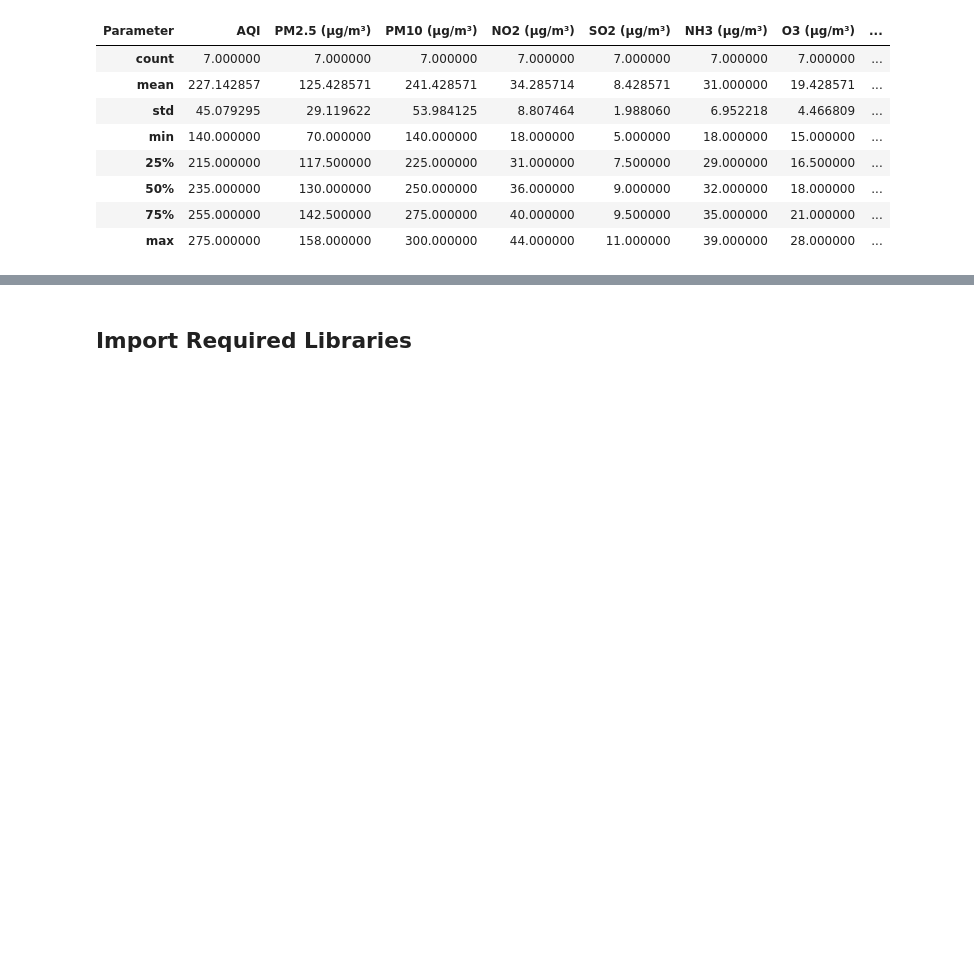
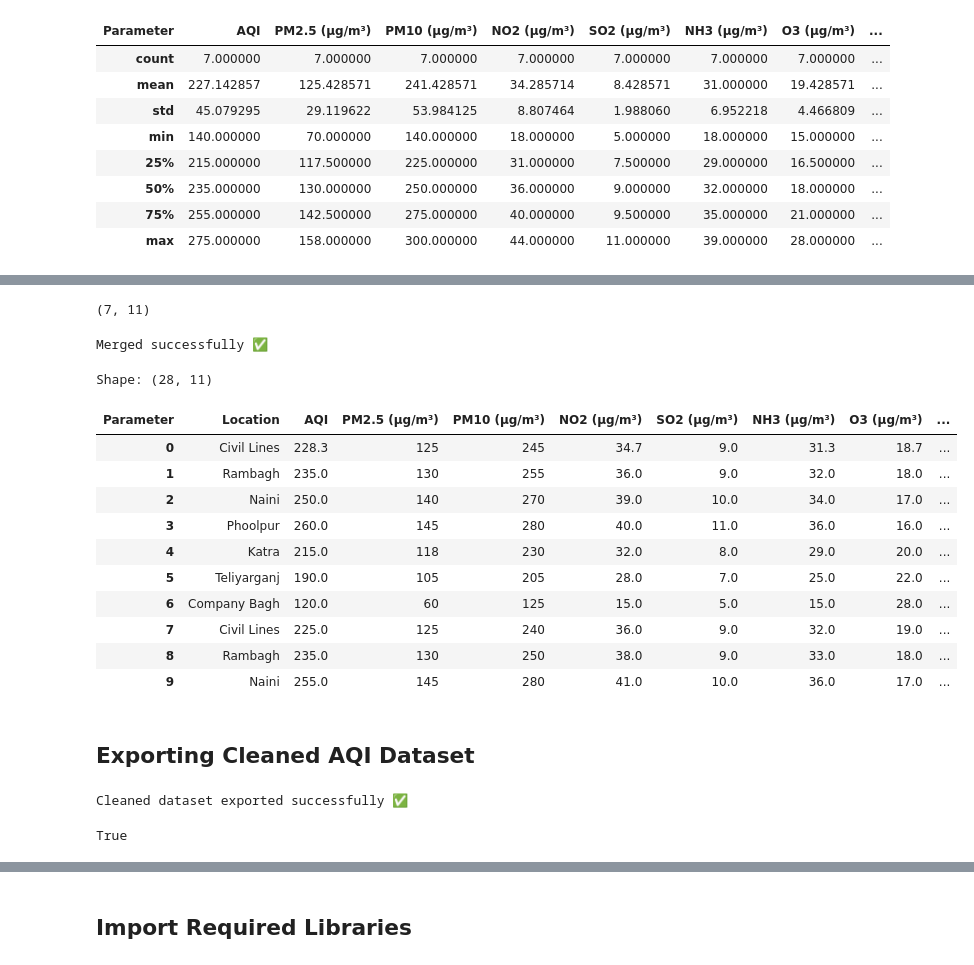
Before and after one commit to Anjalitiwari99/AQI_Prediction_System, a Jupyter notebook: notebooks/01_Data_Preprocessing.ipynb, the cells around one changed output, grey strips where cells are left out. Drawn from its saved outputs; the diff is of its cells as text; code cells hidden in the pictures; blank space fills up the shorter version.

Commit message:
Merged all AQI tables and exported cleaned dataset

```diff
--- a/notebooks/01_Data_Preprocessing.ipynb
+++ b/notebooks/01_Data_Preprocessing.ipynb
@@ -647,0 +678,23 @@ df4.describe()
+# %%
+df1 = df1.iloc[4:].reset_index(drop=True)
+
+df1.columns = [
+    "Parameter",
+    "Civil Lines",
+    "Rambagh",
+    "Naini",
+    "Phoolpur",
+    "Katra",
+    "Teliyarganj",
+    "Company Bagh"
+]
+# %%
+df1 = df1.set_index("Parameter").T.reset_index()
+
+df1.rename(columns={"index": "Location"}, inplace=True)
+# %%
+numeric_columns = df1.columns[1:]
+
+df1[numeric_columns] = df1[numeric_columns].apply(pd.to_numeric)
+
+df1.info()
@@ -647,0 +720,42 @@ df4.describe()
+# %%
+print(df1.shape)
+# %% [output]
+(7, 11)
+# %%
+final_df = pd.concat([df1, df2, df3, df4], ignore_index=True)
+
+print("Merged successfully ✅")
+# %% [output]
+Merged successfully ✅
+# %%
+print("Shape:", final_df.shape)
+# %% [output]
+Shape: (28, 11)
+# %%
+final_df.head(10)
+# %% [output]
+| Parameter | Location | AQI | PM2.5 (µg/m³) | PM10 (µg/m³) | NO2 (µg/m³) | SO2 (µg/m³) | NH3 (µg/m³) | O3 (µg/m³) | ... |
+| 0 | Civil Lines | 228.3 | 125 | 245 | 34.7 | 9.0 | 31.3 | 18.7 | ... |
+| 1 | Rambagh | 235.0 | 130 | 255 | 36.0 | 9.0 | 32.0 | 18.0 | ... |
+| 2 | Naini | 250.0 | 140 | 270 | 39.0 | 10.0 | 34.0 | 17.0 | ... |
+| 3 | Phoolpur | 260.0 | 145 | 280 | 40.0 | 11.0 | 36.0 | 16.0 | ... |
+| 4 | Katra | 215.0 | 118 | 230 | 32.0 | 8.0 | 29.0 | 20.0 | ... |
+| 5 | Teliyarganj | 190.0 | 105 | 205 | 28.0 | 7.0 | 25.0 | 22.0 | ... |
+| 6 | Company Bagh | 120.0 | 60 | 125 | 15.0 | 5.0 | 15.0 | 28.0 | ... |
+| 7 | Civil Lines | 225.0 | 125 | 240 | 36.0 | 9.0 | 32.0 | 19.0 | ... |
+| 8 | Rambagh | 235.0 | 130 | 250 | 38.0 | 9.0 | 33.0 | 18.0 | ... |
+| 9 | Naini | 255.0 | 145 | 280 | 41.0 | 10.0 | 36.0 | 17.0 | ... |
+# %% [markdown]
+## Exporting Cleaned AQI Dataset
+# %%
+final_df.to_csv("../data/cleaned_aqi_dataset.csv", index=False)
+
+print("Cleaned dataset exported successfully ✅")
+# %% [output]
+Cleaned dataset exported successfully ✅
+# %%
+import os
+
+print(os.path.exists("../data/cleaned_aqi_dataset.csv"))
+# %% [output]
+True
```
Also changed, not shown: parts of 6 cells of this notebook, 1 other file.
